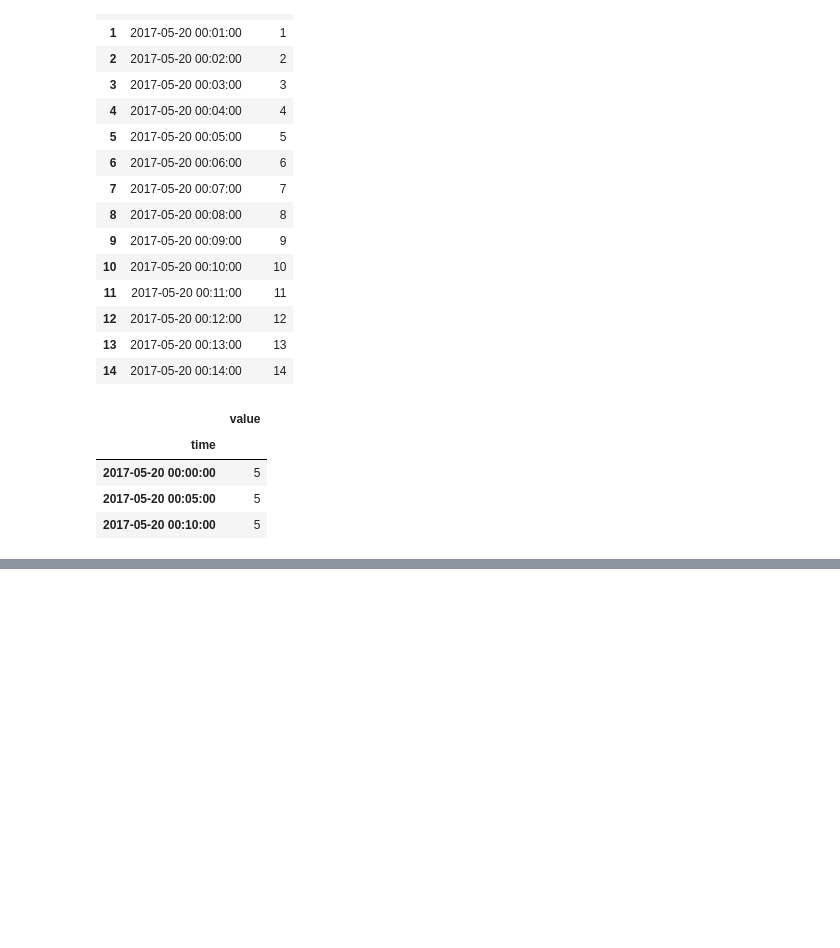
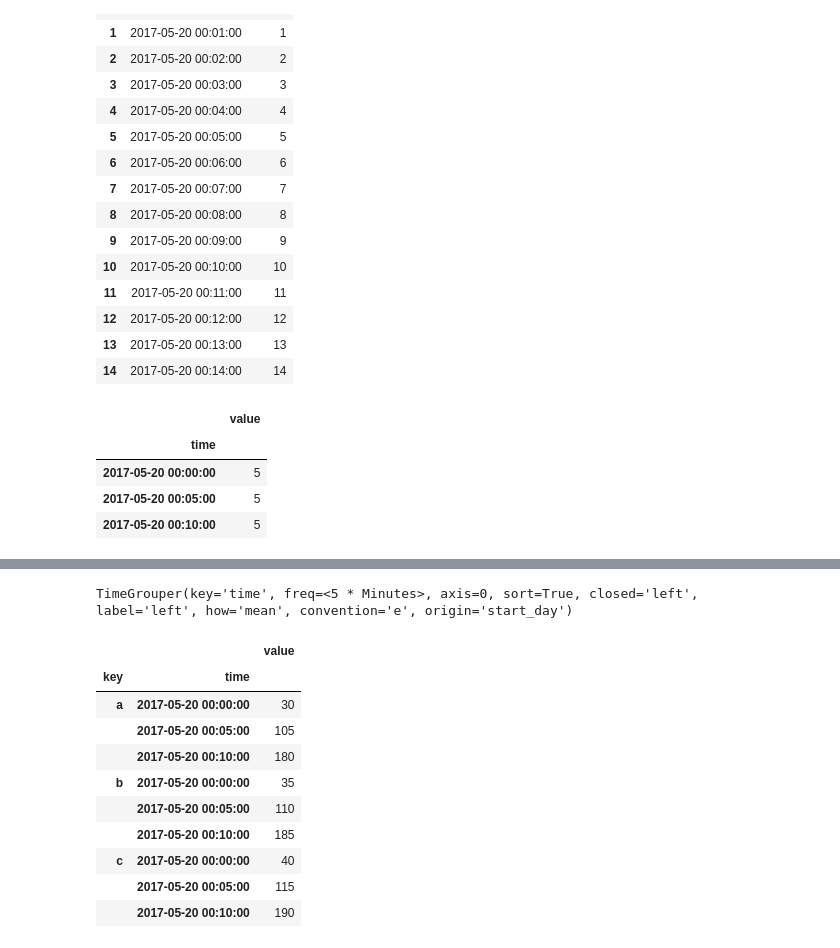
Before and after one commit to ferreiramr/livroPythonForDataAnalysis_WesMcKinney, a Jupyter notebook: chapter12_AdvancedPandas.ipynb, the cells around one changed output, grey strips where cells are left out. Drawn from its saved outputs; the diff is of its cells as text; code cells hidden in the pictures; blank space fills up the shorter version.

```diff
--- a/chapter12_AdvancedPandas.ipynb
+++ b/chapter12_AdvancedPandas.ipynb
@@ -521,0 +537,4 @@ df.set_index('time').resample('5min').count()
+# %%
+time_key
+# %% [output]
+TimeGrouper(key='time', freq=<5 * Minutes>, axis=0, sort=True, closed='left', label='left', how='mean', convention='e', origin='start_day')
@@ -521,0 +543,14 @@ df.set_index('time').resample('5min').count()
+# %%
+resampled
+# %% [output]
+|  |  | value |
+| key | time |  |
+| a | 2017-05-20 00:00:00 | 30 |
+|  | 2017-05-20 00:05:00 | 105 |
+|  | 2017-05-20 00:10:00 | 180 |
+| b | 2017-05-20 00:00:00 | 35 |
+|  | 2017-05-20 00:05:00 | 110 |
+|  | 2017-05-20 00:10:00 | 185 |
+| c | 2017-05-20 00:00:00 | 40 |
+|  | 2017-05-20 00:05:00 | 115 |
+|  | 2017-05-20 00:10:00 | 190 |
```
Also changed, not shown: parts of 8 cells of this notebook, 1 other file.
